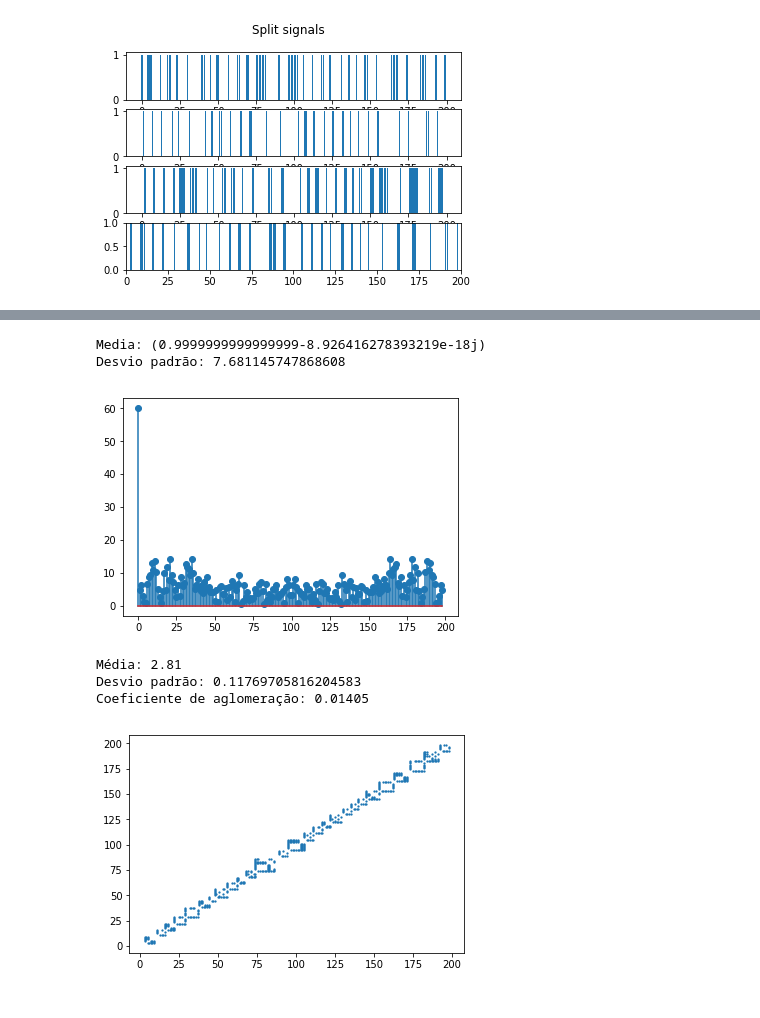
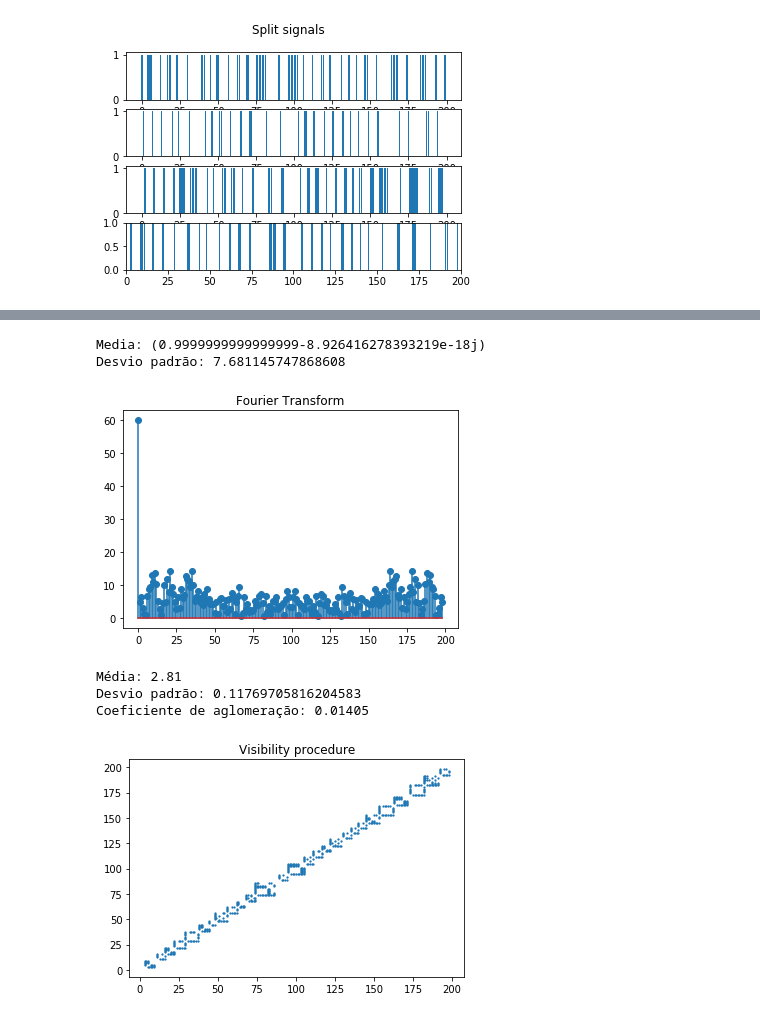
Before and after one commit to ricardotetti/pattern_recognition_and_analisys, a Jupyter notebook: proj_2/Projeto 2.ipynb, the cells around one changed output, grey strips where cells are left out. Cells and saved outputs as stored; diff of their text form; code cells hidden in the pictures.

```diff
--- a/proj_2/Projeto 2.ipynb
+++ b/proj_2/Projeto 2.ipynb
@@ -265,34 +267,35 @@ def main():
 
 class fourier_transform(split_signal):
     def __init__(self):
         split_signal.__init__(self)
         self.transformada = []
     def transform(self, interacoes):
         L = self.list_zero
         self.transformada = np.fft.fft(L, (interacoes-1))
         #print(self.transformada)
     def media(self):
         media = np.mean(self.transformada)
         print("Media:", media)
     def desvio(self):
         desvio_padrao = np.std(self.transformada)
         print("Desvio padrão:", desvio_padrao)
     def plot(self):
+        plt.title("Fourier Transform")
         modulo = []
         #freq = np.fft.fftfreq(self.transformada.shape[-1])
         for i in range(len(self.transformada)):
             modulo.append(np.abs(self.transformada[i]))
         #plt.plot(freq)
         plt.stem(modulo)
         #plt.stem(self.transformada)
         plt.show()
 
 if __name__ == "__main__":
     main()
 # %% [output]
 Media: (0.9999999999999999-8.926416278393219e-18j)
 Desvio padrão: 7.681145747868608
-[figure, old version]
+[figure, new version]
 # %%
 def main():
     network_fig2 = network_based()
@@ -346,6 +349,7 @@ class network_based(split_signal):
                     x.append(i)
                     y.append(j)
         #print(x)
+        plt.title("Visibility procedure")
         plt.scatter(x,y,s = 1.5)
         plt.show()
 
@@ -355,7 +359,7 @@ if __name__ == '__main__':
 Média: 2.81
 Desvio padrão: 0.11769705816204583
 Coeficiente de aglomeração: 0.01405
-[figure, old version]
+[figure, new version]
 # %%
 def main():
     dfa_fig2 = dfa()
```
Also changed, not shown: parts of 2 cells of this notebook.
